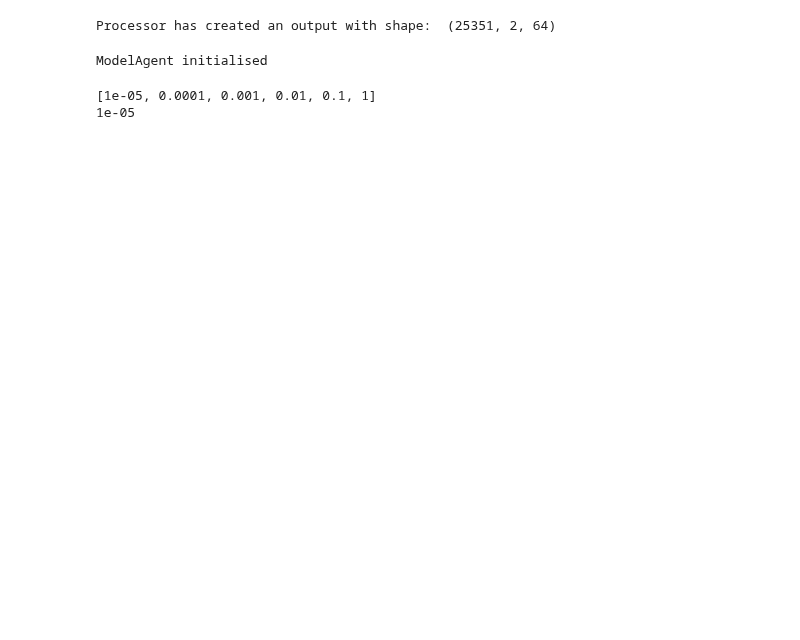
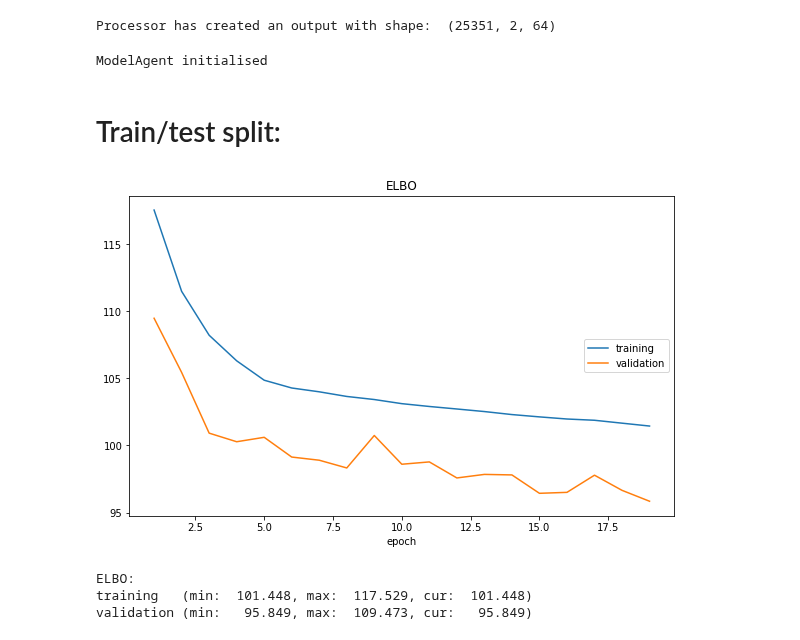
Before and after one commit to msc-acse/acse-9-independent-research-project-coush001, a Jupyter notebook: Optimise train split.ipynb, the cells around one changed output. Cells and saved outputs as stored; diff of their text form; code cells hidden in the pictures; blank space fills up the shorter version.

```diff
--- a/Optimise train split.ipynb
+++ b/Optimise train split.ipynb
@@ -216,17 +216,20 @@ Processor has created an output with shape:  (25351, 2, 64)
 vae = VaeModel(input1)
 # %% [output]
 ModelAgent initialised
+# %% [markdown]
+# Train/test split:
 # %%
 test_splits = [10**(i-5) for i in range(6)]
 print(test_splits)
 test_split_losses = []
 
 for i in test_splits:
     test_size = i
-    print(i)
-    loss = vae.reduce(epochs=1, hidden_size=8, lr=0.01, plot_loss=False, test_size=test_size)
+    loss = vae.reduce(epochs=20, hidden_size=8, lr=0.01, plot_loss=True, test_size=test_size)
     print('test split size', i, 'loss:', loss)
     test_split_losses.append(loss)
 # %% [output]
+[figure, added]
-[1e-05, 0.0001, 0.001, 0.01, 0.1, 1]
-1e-05
+ELBO:
+training   (min:  101.448, max:  117.529, cur:  101.448)
+validation (min:   95.849, max:  109.473, cur:   95.849)
```
Also changed, not shown: parts of 1 cell of this notebook, 4 other files.
